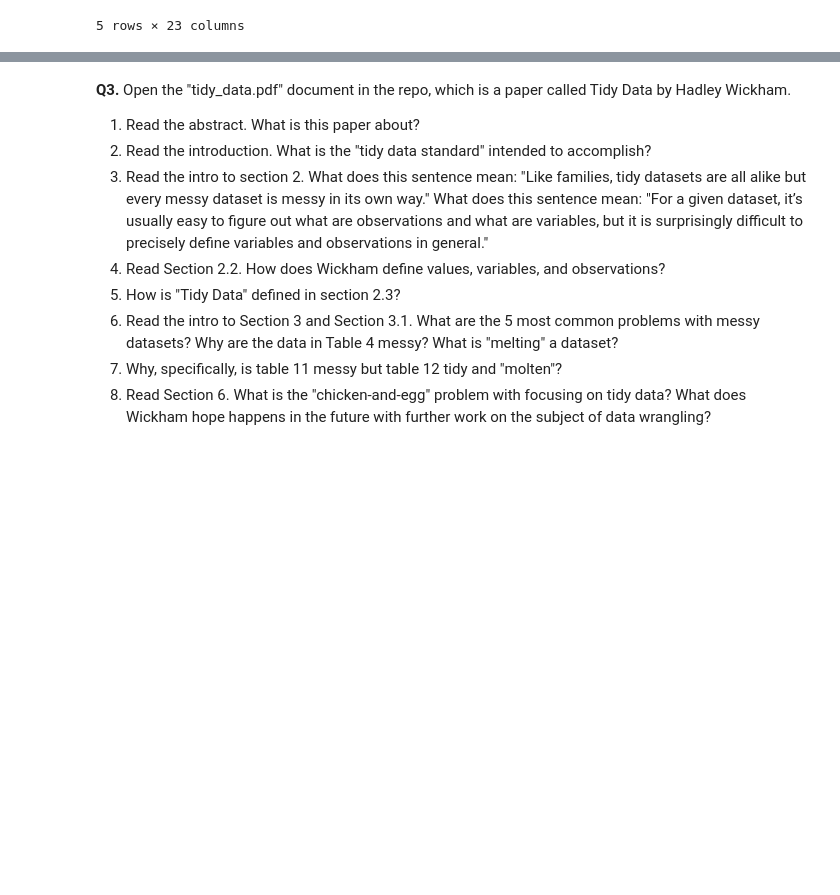
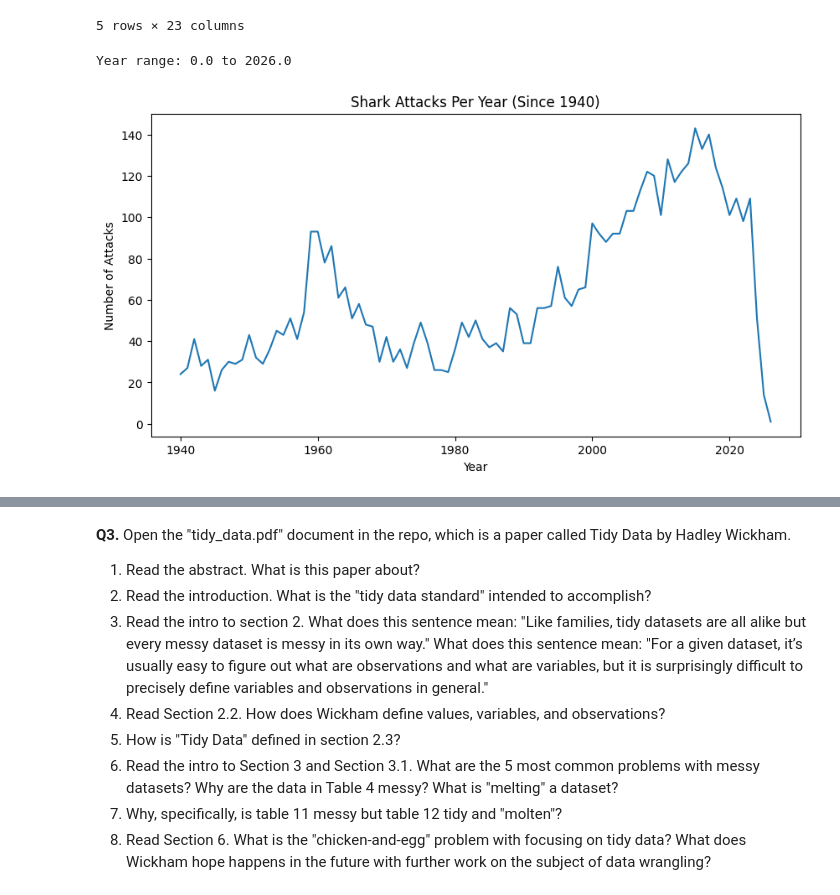
Before and after one commit to pratistha-dhungana/wrangling, a Jupyter notebook: assignment/assignment.ipynb, the cells around one changed output, grey strips where cells are left out. Drawn from its saved outputs; the diff is of its cells as text; code cells hidden in the pictures; blank space fills up the shorter version.

```diff
--- a/assignment/assignment.ipynb
+++ b/assignment/assignment.ipynb
@@ -198,5 +200,19 @@ df.head()
 5 rows × 23 columns
 # %%
 # Question 2.3
+df['Year'] = pd.to_numeric(df['Year'], errors='coerce')  # converts to numbers
+print(f"Year range: {df['Year'].min()} to {df['Year'].max()}")  # range of values
+
+# filters for attacks only 1940
+df = df[df['Year'] >= 1940]
+
+# plot trends in shark attacks over time
+df.groupby('Year').size().plot(title="Shark Attacks Per Year (Since 1940)", figsize=(10, 5))
+plt.xlabel("Year")
+plt.ylabel("Number of Attacks")
+plt.show()
+# %% [output]
+Year range: 0.0 to 2026.0
+[figure, added]
 # %%
 # Question 2.4
```
Also changed, not shown: parts of 9 cells of this notebook.
